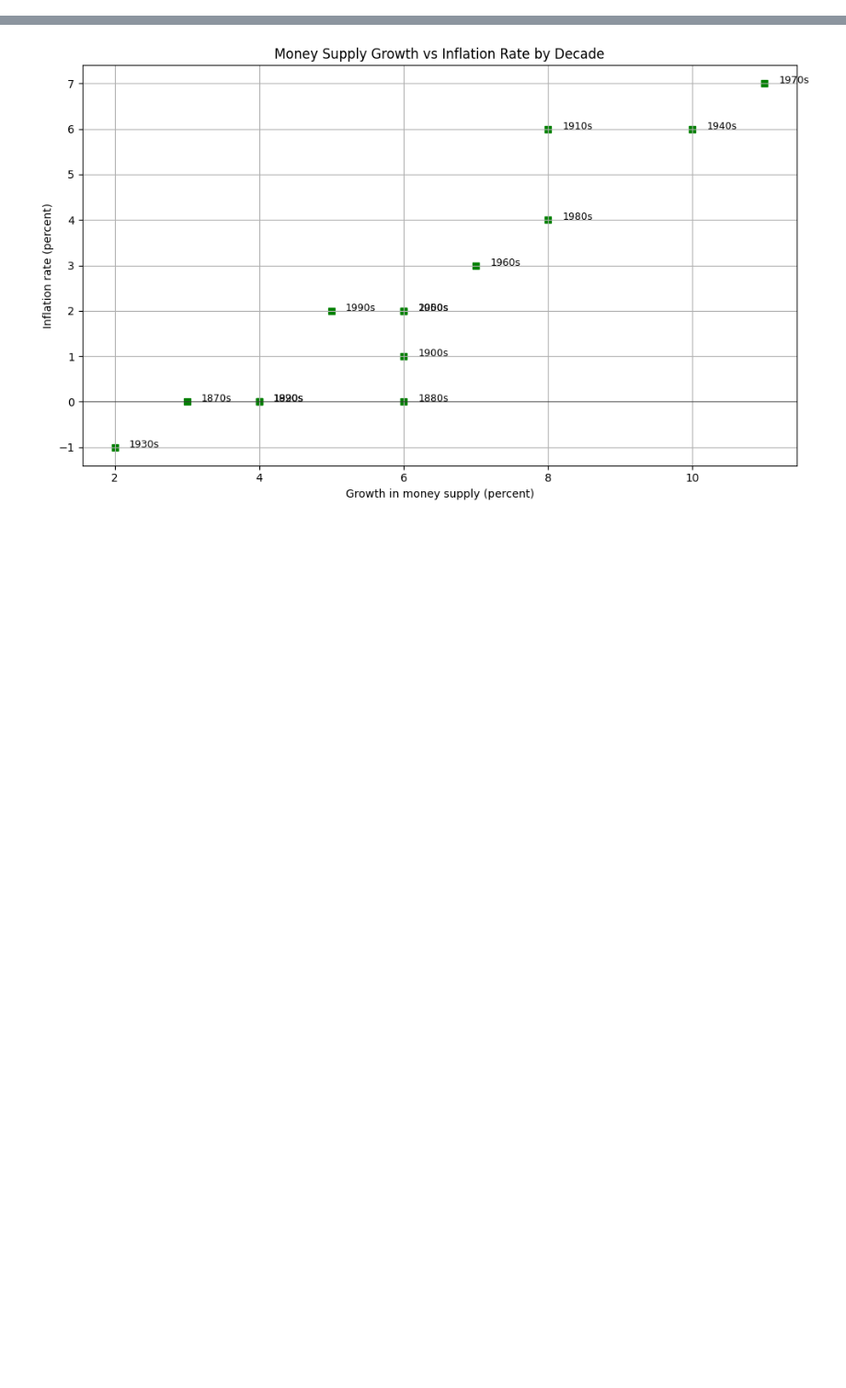
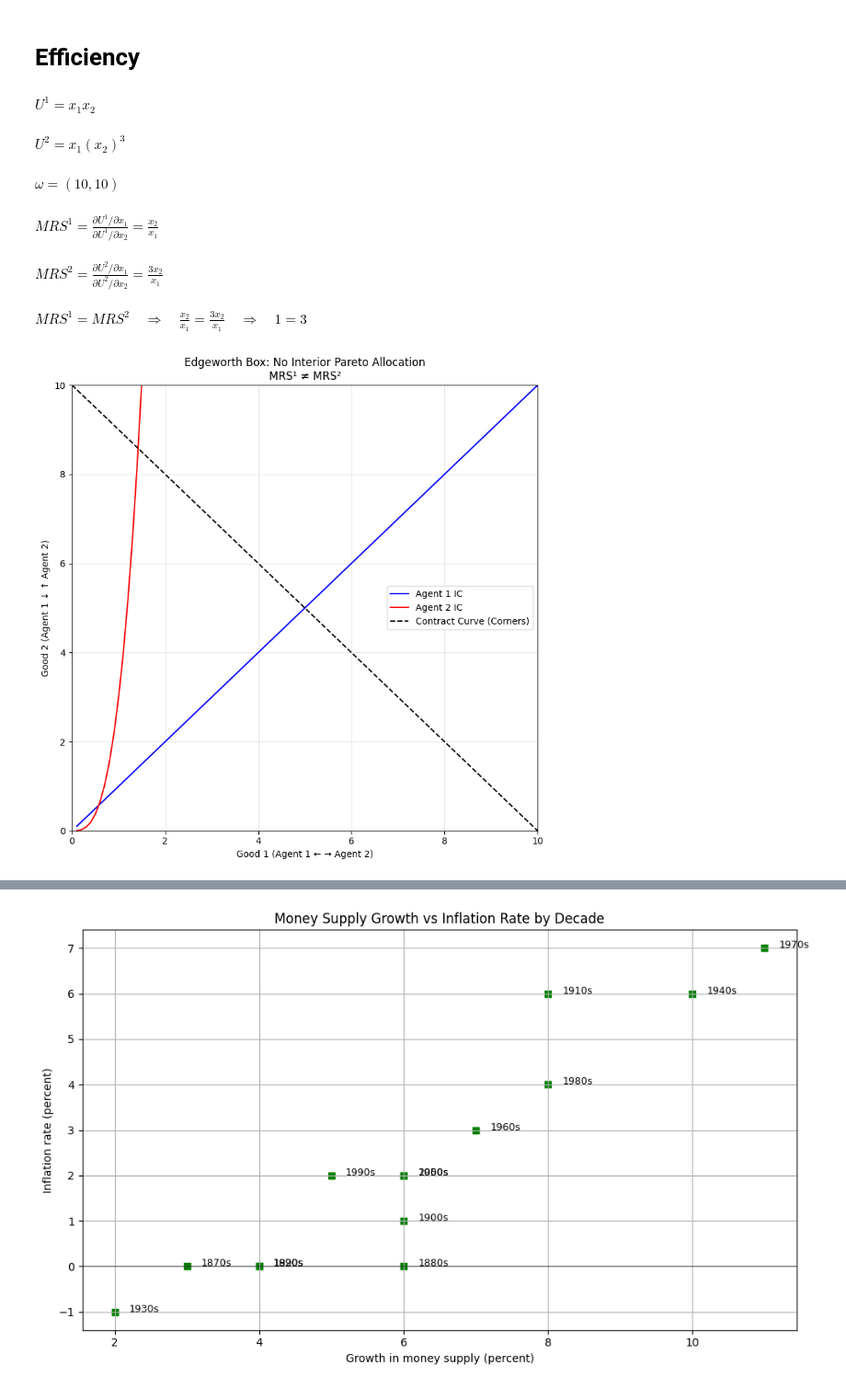
Before and after one commit to DINESHKUMARMURUGAN/econ690, a Jupyter notebook: Assignment-Part-1.ipynb, the cells around one changed output, grey strips where cells are left out. Shown at 92% size. Cells and saved outputs as stored; diff of their text form; code cells hidden in the pictures; blank space fills up the shorter version.

```diff
--- a/Assignment-Part-1.ipynb
+++ b/Assignment-Part-1.ipynb
@@ -0,0 +75,56 @@
+# %% [markdown]
+# Efficiency
+# %%
+Math(r"U^1 = x_1 x_2")
+# %% [output]
+$\displaystyle U^1 = x_1 x_2$
+# %%
+Math(r"U^2 = x_1 (x_2)^3")
+# %% [output]
+$\displaystyle U^2 = x_1 (x_2)^3$
+# %%
+Math(r"\omega = (10, 10)")
+# %% [output]
+$\displaystyle \omega = (10, 10)$
+# %%
+Math(r"MRS^1 = \frac{\partial U^1 / \partial x_1}{\partial U^1 / \partial x_2} = \frac{x_2}{x_1}")
+# %% [output]
+$\displaystyle MRS^1 = \frac{\partial U^1 / \partial x_1}{\partial U^1 / \partial x_2} = \frac{x_2}{x_1}$
+# %%
+Math(r"MRS^2 = \frac{\partial U^2 / \partial x_1}{\partial U^2 / \partial x_2} = \frac{3x_2}{x_1}")
+# %% [output]
+$\displaystyle MRS^2 = \frac{\partial U^2 / \partial x_1}{\partial U^2 / \partial x_2} = \frac{3x_2}{x_1}$
+# %%
+Math(r"MRS^1 = MRS^2 \quad \Rightarrow \quad \frac{x_2}{x_1} = \frac{3x_2}{x_1} \quad \Rightarrow \quad 1 = 3")
+# %% [output]
+$\displaystyle MRS^1 = MRS^2 \quad \Rightarrow \quad \frac{x_2}{x_1} = \frac{3x_2}{x_1} \quad \Rightarrow \quad 1 = 3$
+# %%
+import matplotlib.pyplot as plt
+import numpy as np
+
+# Endowment
+omega_x, omega_y = 10, 10
+
+# Indifference curves
+x = np.linspace(0.1, 10, 100)
+y1 = lambda x: (1 * x)  # U1 = x1*x2 = constant → x2 = c/x1
+y2 = lambda x: (3 * x**3)  # U2 = x1*x2^3 → x2 = (c/x1)^{1/3}
+
+# Plot
+fig, ax = plt.subplots(figsize=(8,8))
+ax.plot(x, y1(x), label='Agent 1 IC', color='blue')
+ax.plot(x, y2(x), label='Agent 2 IC', color='red')
+ax.plot([0, omega_x], [omega_y, 0], 'k--', label='Contract Curve (Corners)')
+
+ax.set_xlim(0, 10)
+ax.set_ylim(0, 10)
+ax.set_xlabel('Good 1 (Agent 1 ← → Agent 2)')
+ax.set_ylabel('Good 2 (Agent 1 ↓ ↑ Agent 2)')
+ax.set_title('Edgeworth Box: No Interior Pareto Allocation\nMRS¹ ≠ MRS²')
+ax.legend()
+ax.grid(True, alpha=0.3)
+
+plt.tight_layout()
+plt.show()
+# %% [output]
+[figure, added]
```
Also changed, not shown: parts of 29 cells of this notebook.
